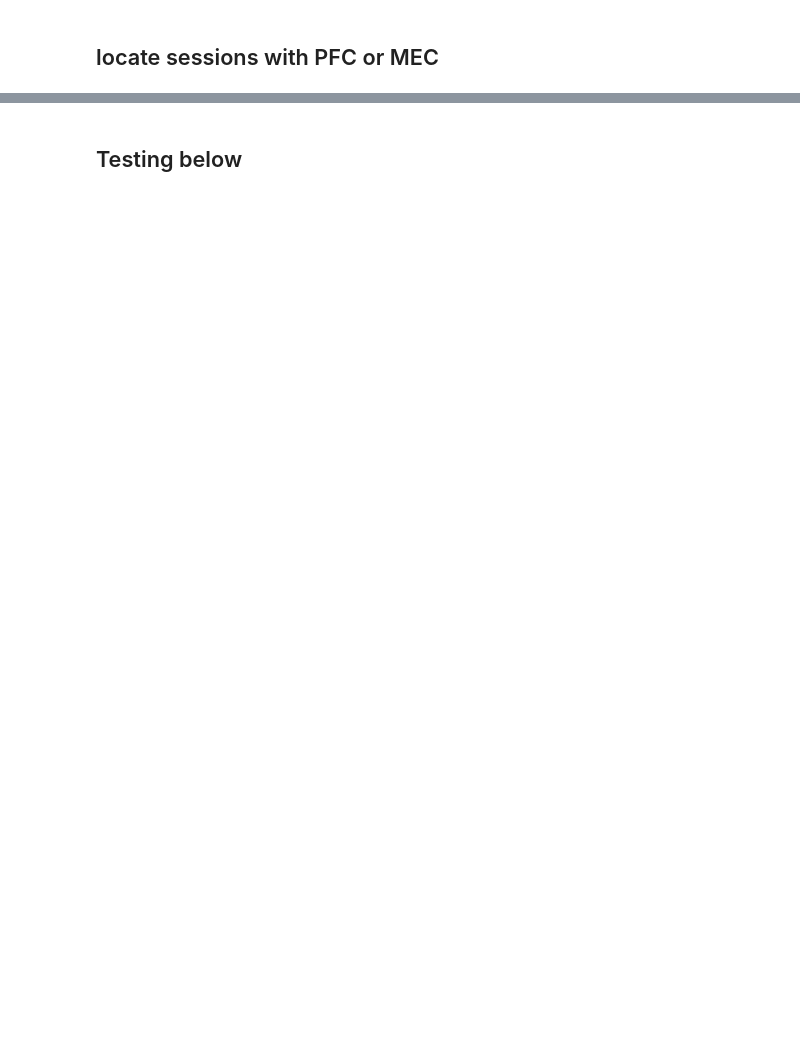
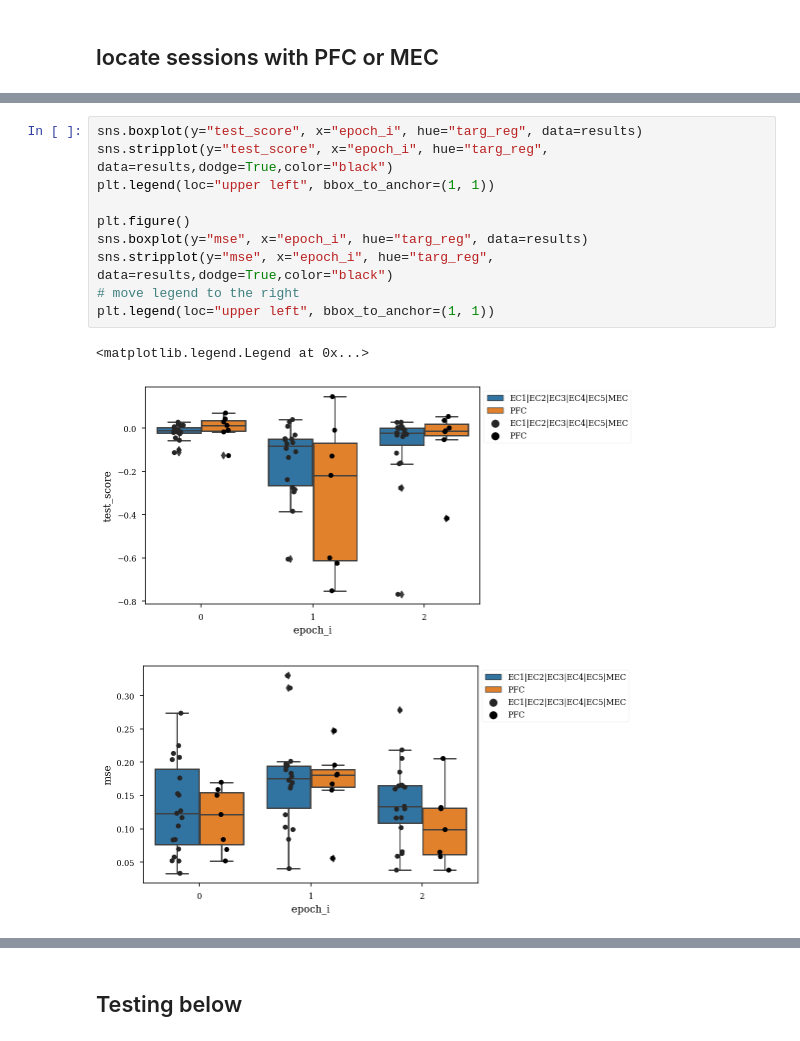
Before and after one commit to ryanharvey1/ripple_heterogeneity, a Jupyter notebook: scripts/readout/predict_downsteam.ipynb, the cells around one changed output, grey strips where cells are left out. Saved outputs shown, nothing was run; the diff lists cells and outputs as text; blank space fills up the shorter version.

```diff
--- a/scripts/readout/predict_downsteam.ipynb
+++ b/scripts/readout/predict_downsteam.ipynb
@@ -97,0 +97,14 @@ results
+# %%
+sns.boxplot(y="test_score", x="epoch_i", hue="targ_reg", data=results)
+sns.stripplot(y="test_score", x="epoch_i", hue="targ_reg", data=results,dodge=True,color="black")
+plt.legend(loc="upper left", bbox_to_anchor=(1, 1))
+
+plt.figure()
+sns.boxplot(y="mse", x="epoch_i", hue="targ_reg", data=results)
+sns.stripplot(y="mse", x="epoch_i", hue="targ_reg", data=results,dodge=True,color="black")
+# move legend to the right
+plt.legend(loc="upper left", bbox_to_anchor=(1, 1))
+# %% [output]
+<matplotlib.legend.Legend at 0x...>
+[figure, added]
+[figure, added]
```
Also changed, not shown: parts of 11 cells of this notebook.
